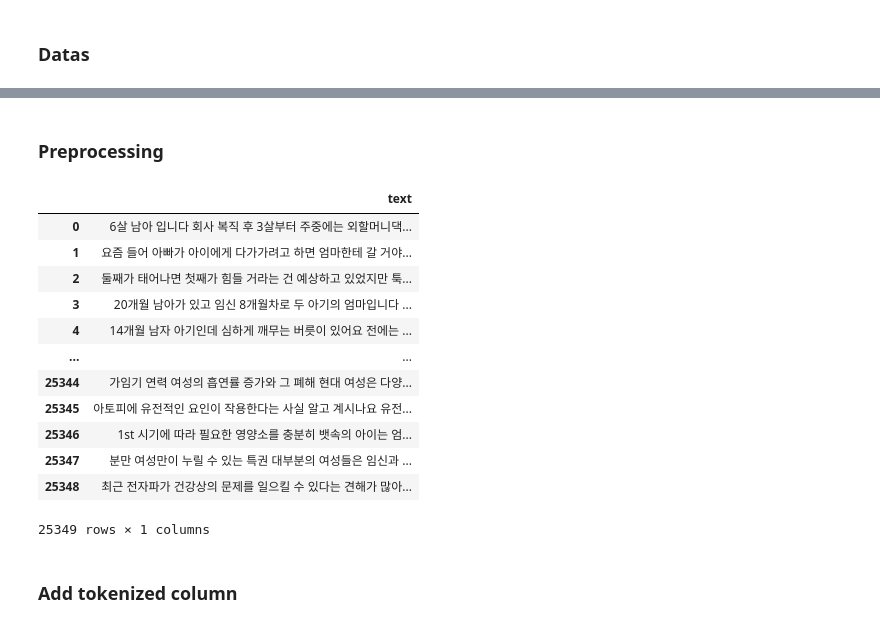
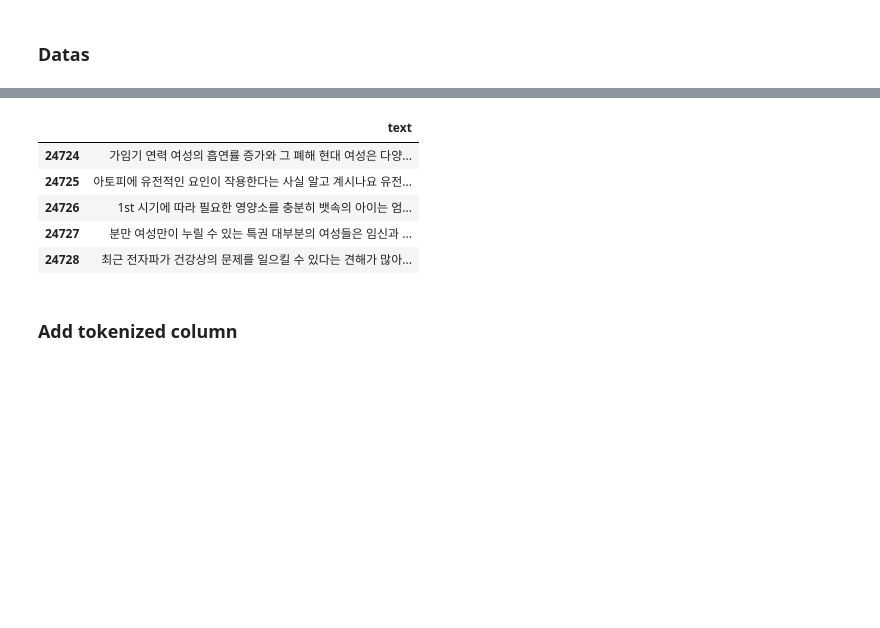
Before and after one commit to catching-space/works, a Jupyter notebook: word2vec.ipynb, the cells around one changed output, grey strips where cells are left out. Cells and saved outputs as stored; diff of their text form; code cells hidden in the pictures; blank space fills up the shorter version.

```diff
--- a/word2vec.ipynb
+++ b/word2vec.ipynb
@@ -45,2 +16,0 @@ df.tail()
-# %% [markdown]
-### Preprocessing
@@ -72,19 +17,13 @@ df.to_csv('data/text_for_word2vec.csv', index=False, encoding='utf-8')
-# %%
-df
-# %% [output]
-|  | text |
-| 0 | 6살 남아 입니다 회사 복직 후 3살부터 주중에는 외할머니댁... |
-| 1 | 요즘 들어 아빠가 아이에게 다가가려고 하면 엄마한테 갈 거야... |
-| 2 | 둘째가 태어나면 첫째가 힘들 거라는 건 예상하고 있었지만 툭... |
-| 3 | 20개월 남아가 있고 임신 8개월차로 두 아기의 엄마입니다 ... |
-| 4 | 14개월 남자 아기인데 심하게 깨무는 버릇이 있어요 전에는 ... |
-| ... | ... |
-| 25344 | 가임기 연력 여성의 흡연률 증가와 그 폐해 현대 여성은 다양... |
-| 25345 | 아토피에 유전적인 요인이 작용한다는 사실 알고 계시나요 유전... |
-| 25346 | 1st 시기에 따라 필요한 영양소를 충분히 뱃속의 아이는 엄... |
-| 25347 | 분만 여성만이 누릴 수 있는 특권 대부분의 여성들은 임신과 ... |
-| 25348 | 최근 전자파가 건강상의 문제를 일으킬 수 있다는 견해가 많아... |
-25349 rows × 1 columns
+# %%
+df = pd.read_csv("data/text_for_word2vec.csv")
+df.tail()
+# %% [output]
+|  | text |
+| 24724 | 가임기 연력 여성의 흡연률 증가와 그 폐해 현대 여성은 다양... |
+| 24725 | 아토피에 유전적인 요인이 작용한다는 사실 알고 계시나요 유전... |
+| 24726 | 1st 시기에 따라 필요한 영양소를 충분히 뱃속의 아이는 엄... |
+| 24727 | 분만 여성만이 누릴 수 있는 특권 대부분의 여성들은 임신과 ... |
+| 24728 | 최근 전자파가 건강상의 문제를 일으킬 수 있다는 견해가 많아... |
 # %% [markdown]
 ### Add tokenized column
 # %% [markdown]
```
Also changed, not shown: parts of 67 cells of this notebook, 1 other file.
